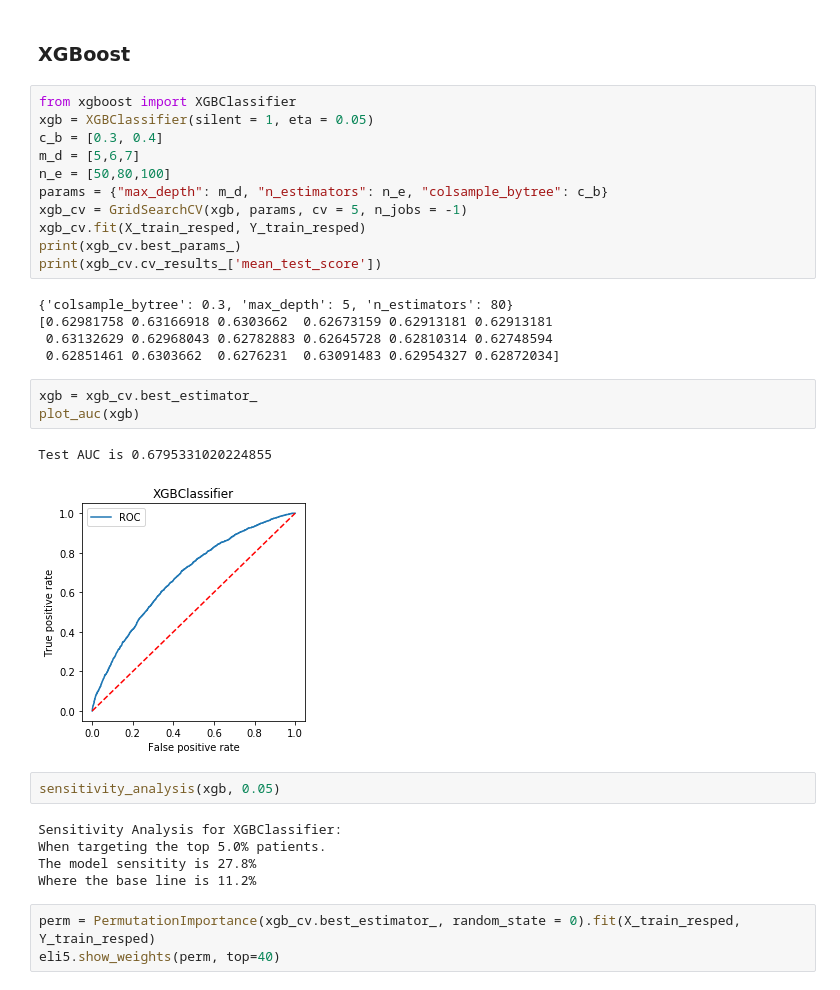
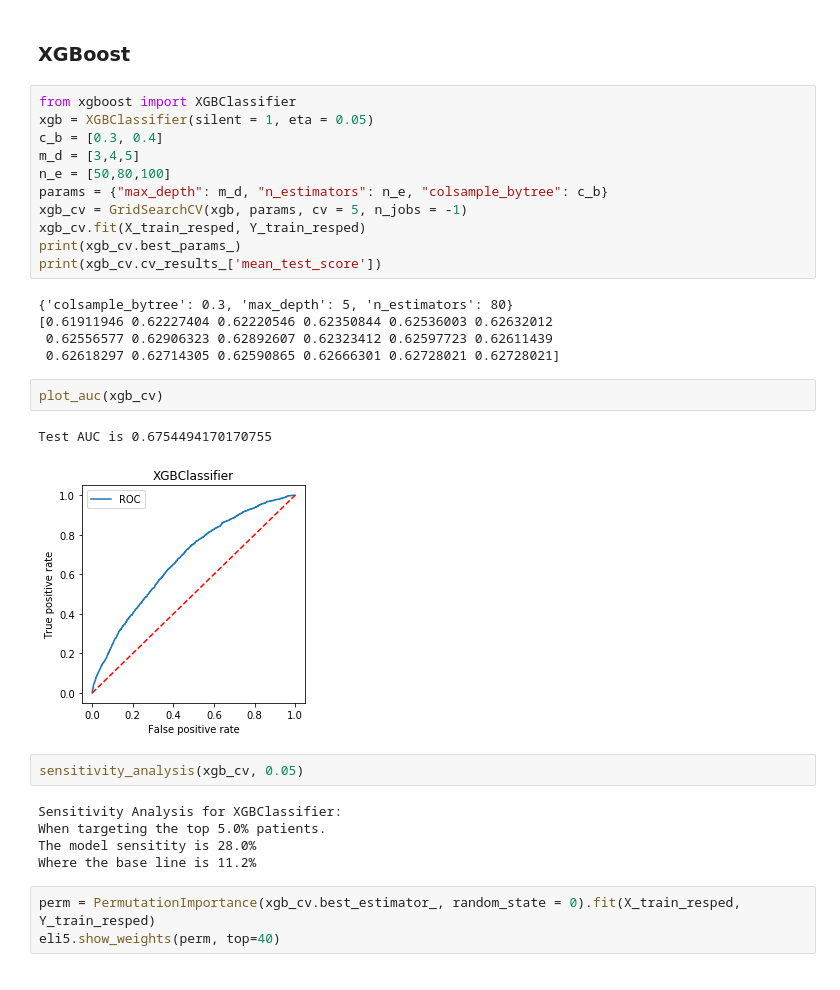
Before and after one commit to wowChelios/DS_TermProject, a Jupyter notebook: Modeling.ipynb, the cells around one changed output. Saved outputs shown, nothing was run; the diff lists cells and outputs as text.

```diff
--- a/EDA_1.ipynb
+++ b/Modeling.ipynb
@@ -308,7 +321,7 @@ Where the base line is 11.2%
 from xgboost import XGBClassifier
 xgb = XGBClassifier(silent = 1, eta = 0.05)
 c_b = [0.3, 0.4]
-m_d = [5,6,7]
+m_d = [3,4,5]
 n_e = [50,80,100]
 params = {"max_depth": m_d, "n_estimators": n_e, "colsample_bytree": c_b}
 xgb_cv = GridSearchCV(xgb, params, cv = 5, n_jobs = -1)
@@ -317,21 +330,20 @@ print(xgb_cv.best_params_)
 print(xgb_cv.cv_results_['mean_test_score'])
 # %% [output]
 {'colsample_bytree': 0.3, 'max_depth': 5, 'n_estimators': 80}
-[0.62981758 0.63166918 0.6303662  0.62673159 0.62913181 0.62913181
- 0.63132629 0.62968043 0.62782883 0.62645728 0.62810314 0.62748594
- 0.62851461 0.6303662  0.6276231  0.63091483 0.62954327 0.62872034]
+[0.61911946 0.62227404 0.62220546 0.62350844 0.62536003 0.62632012
+ 0.62556577 0.62906323 0.62892607 0.62323412 0.62597723 0.62611439
+ 0.62618297 0.62714305 0.62590865 0.62666301 0.62728021 0.62728021]
-# %%
-xgb = xgb_cv.best_estimator_
-plot_auc(xgb)
-# %% [output]
-Test AUC is 0.6795331020224855
-[figure, removed]
+# %%
+plot_auc(xgb_cv)
+# %% [output]
+Test AUC is 0.6754494170170755
+[figure, added]
 # %%
-sensitivity_analysis(xgb, 0.05)
+sensitivity_analysis(xgb_cv, 0.05)
 # %% [output]
 Sensitivity Analysis for XGBClassifier:
 When targeting the top 5.0% patients.
-The model sensitity is 27.8%
+The model sensitity is 28.0%
 Where the base line is 11.2%
 # %%
 perm = PermutationImportance(xgb_cv.best_estimator_, random_state = 0).fit(X_train_resped, Y_train_resped)
```
Also changed, not shown: parts of 29 cells of this notebook.
